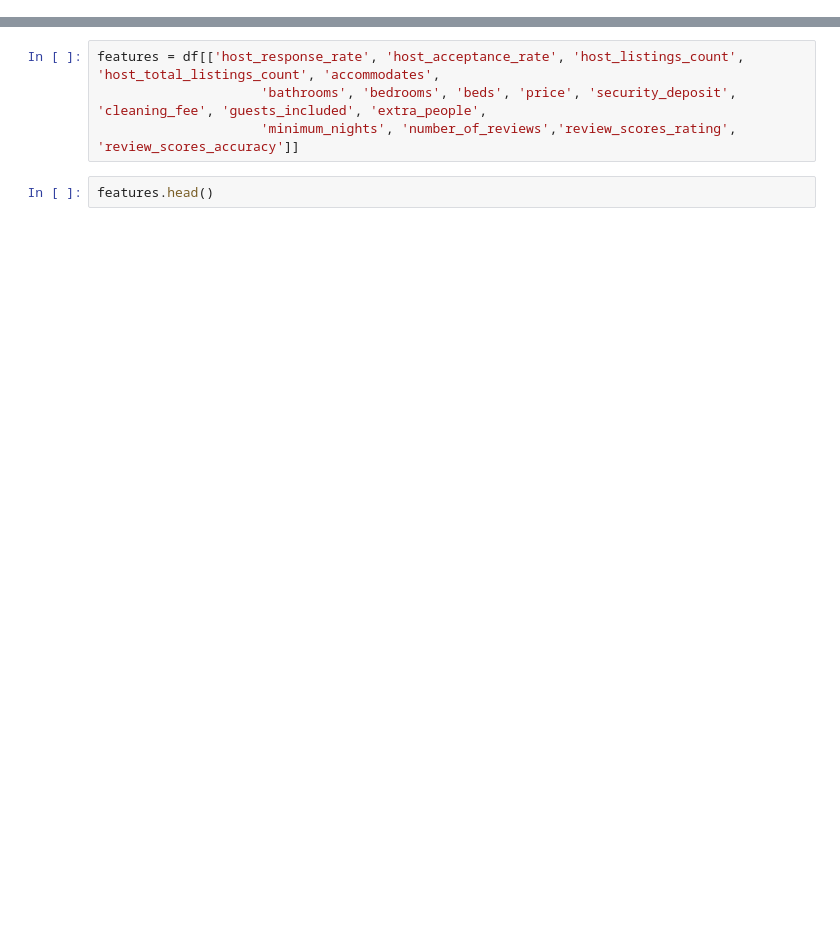
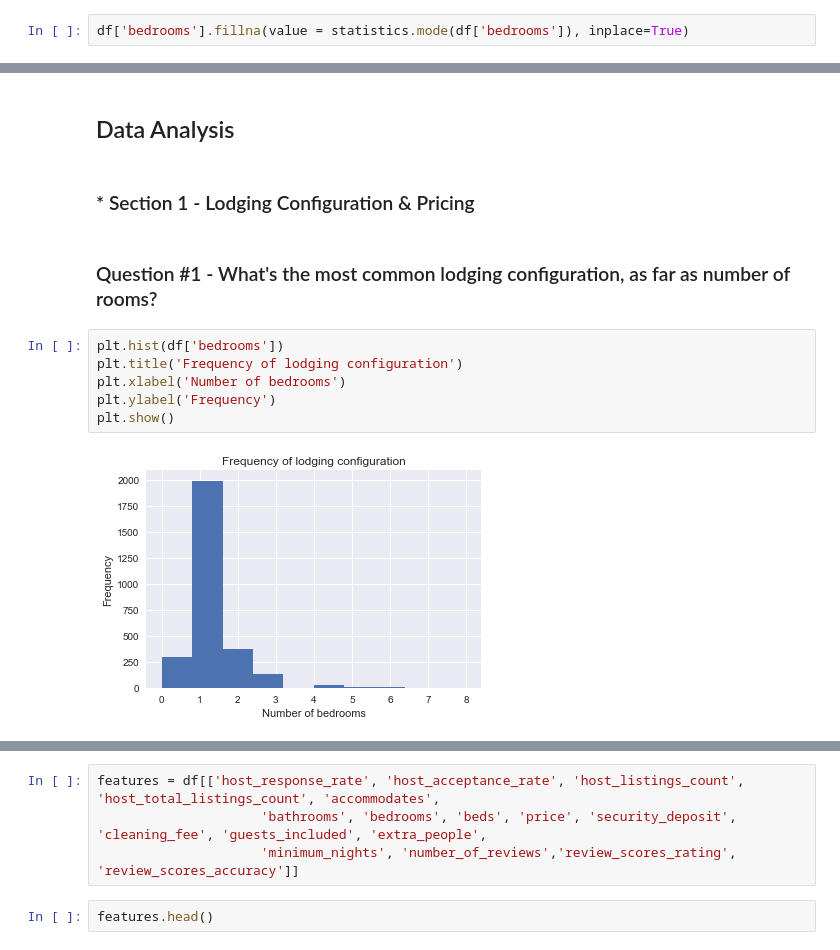
Before and after one commit to becerraperu/Thinkful_assignments, a Jupyter notebook: AirBNB.ipynb, the cells around one changed output, grey strips where cells are left out. Cells and saved outputs as stored; diff of their text form; blank space fills up the shorter version.

```diff
--- a/AirBNB.ipynb
+++ b/AirBNB.ipynb
@@ -54,0 +138,2 @@ df['cleaning_fee'] = (df['cleaning_fee'].replace( '[\$,)]','', regex=True ).asty
+# %%
+df['bedrooms'].fillna(value = statistics.mode(df['bedrooms']), inplace=True)
@@ -54,0 +161,14 @@ df['cleaning_fee'] = (df['cleaning_fee'].replace( '[\$,)]','', regex=True ).asty
+# %% [markdown]
+## Data Analysis
+# %% [markdown]
+### * Section 1 - Lodging Configuration & Pricing
+# %% [markdown]
+### Question #1 - What's the most common lodging configuration, as far as number of rooms?
+# %%
+plt.hist(df['bedrooms'])
+plt.title('Frequency of lodging configuration')
+plt.xlabel('Number of bedrooms')
+plt.ylabel('Frequency')
+plt.show()
+# %% [output]
+[figure, added]
```
Also changed, not shown: parts of 64 cells of this notebook.
